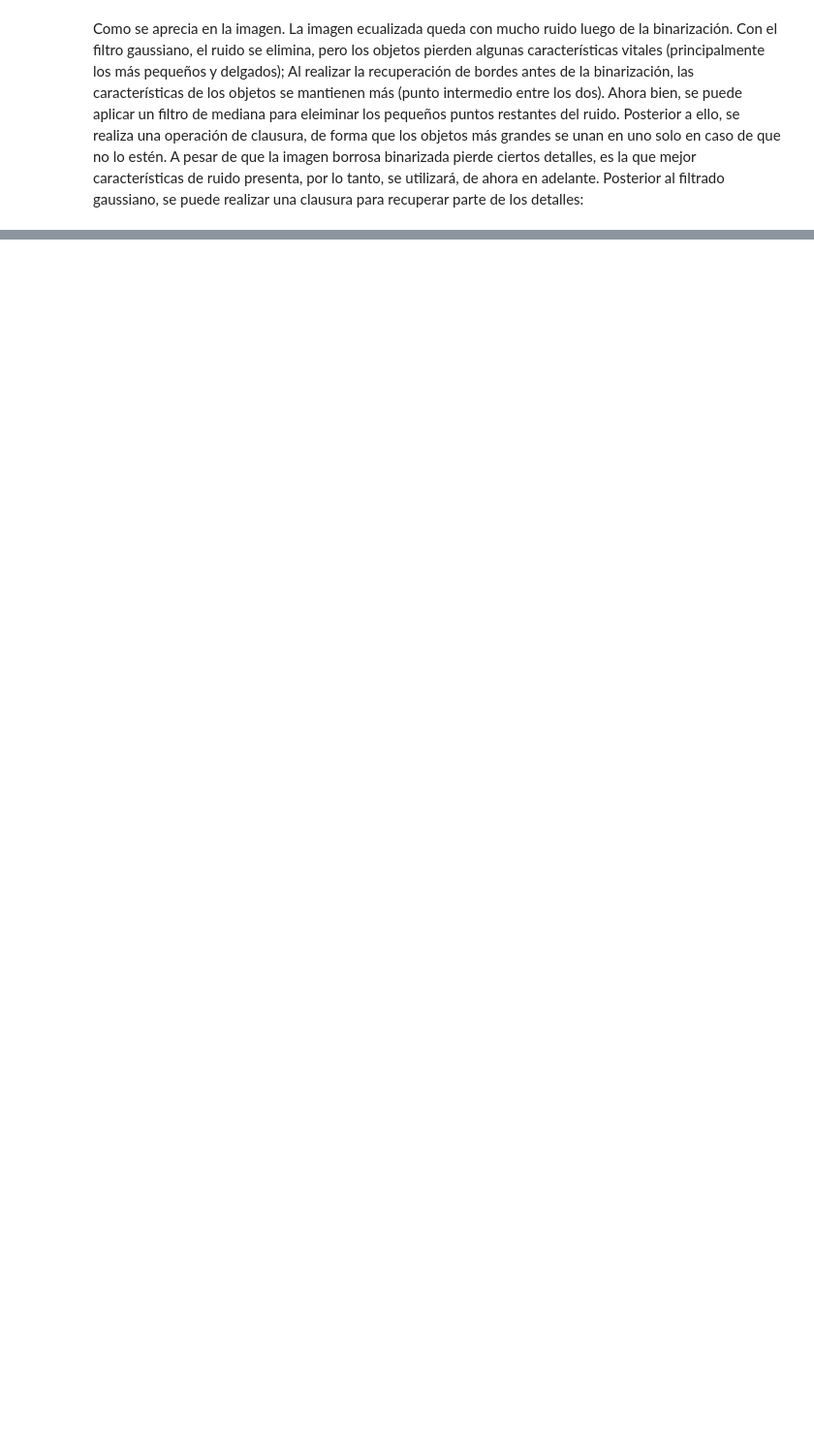
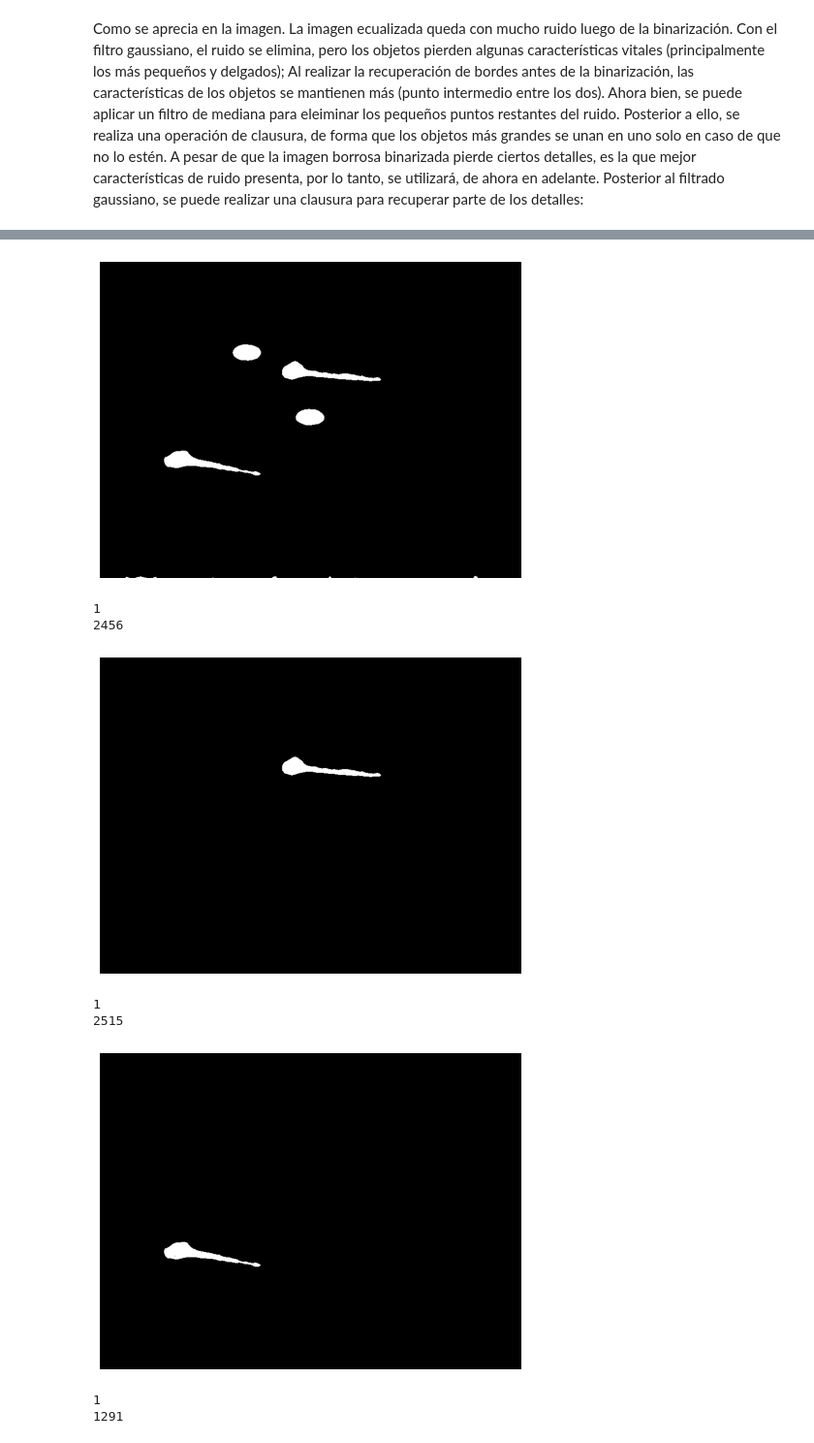
Before and after one commit to carlosjaravas/-Tarea_4_Vision, a Jupyter notebook: Tarea4.ipynb, the cells around one changed output, grey strips where cells are left out. Shown at 97% size. Saved outputs shown, nothing was run; the diff lists cells and outputs as text; code cells hidden in the pictures; blank space fills up the shorter version.

```diff
--- a/Tarea4.ipynb
+++ b/Tarea4.ipynb
@@ -257,0 +292,54 @@ def region_growth(seed, img, visitado):
+# %%
+def cleanse(regions):
+    objects = []
+    for region in regions:
+        if np.max(region) > 0 and np.sum(region) >= 1000:
+            objects.append(region)
+    return objects
+# %%
+file_path = os.path.join(path , 'EQ_3.png')
+TYPES_EQUA = io.imread(file_path)
+index=5
+EQUA = exposure.equalize_adapthist(lista_fotos[index], clip_limit=0.03)
+thresh=0.3
+
+f = EQUA
+binary_f = f > thresh
+binary_f = ~binary_f
+
+blurred_f = ndimage.gaussian_filter(f, 3)
+binary_blurred_f = blurred_f > thresh
+binary_blurred_f = ~binary_blurred_f
+footprint = disk(18)
+limp = closing(binary_blurred_f,footprint)*255
+img = limp
+semillas = generate_seeds(img)
+img_shape = img.shape
+regions = []
+visitado = np.zeros((img_shape[0],img_shape[1],1), dtype=np.uint8)
+for i in semillas:
+        regions.append(region_growth(i,img,visitado))
+regions = cleanse(regions)
+plt.figure(figsize = (12,6))
+plt.imshow(img,cmap='gray')
+#plt.imshow(limp,cmap='gray')
+plt.axis('off')
+plt.show()
+for region in regions:
+        print(np.max(region))
+        print(np.sum(region))
+        plt.figure(figsize = (12,6))
+        plt.imshow(region,cmap='gray')
+        #plt.imshow(limp,cmap='gray')
+        plt.axis('off')
+        plt.show()
+# %% [output]
+[figure, added]
+1
+2456
+[figure, added]
+1
+2515
+[figure, added]
+1
+1291
```
Also changed, not shown: parts of 10 cells of this notebook.
